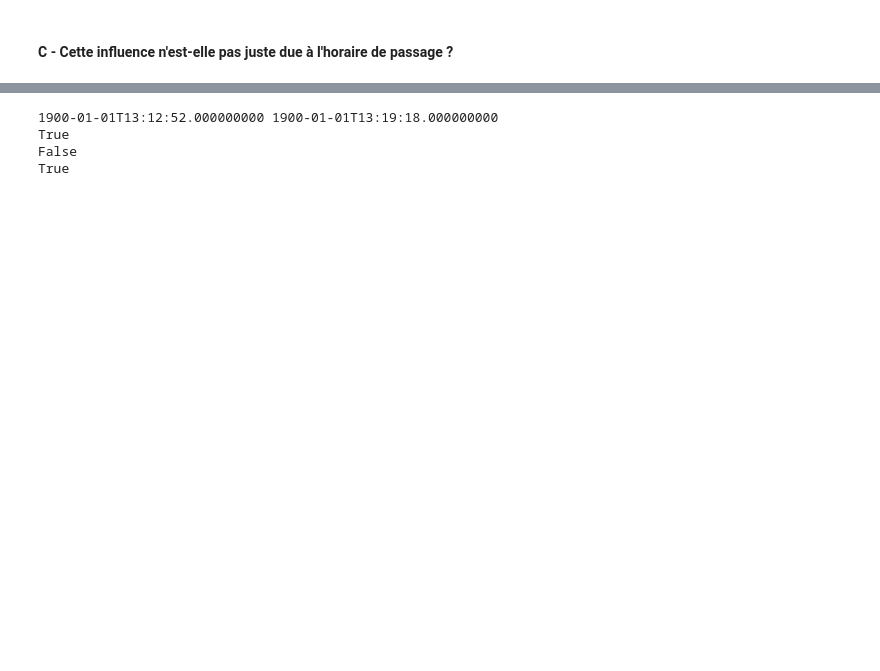
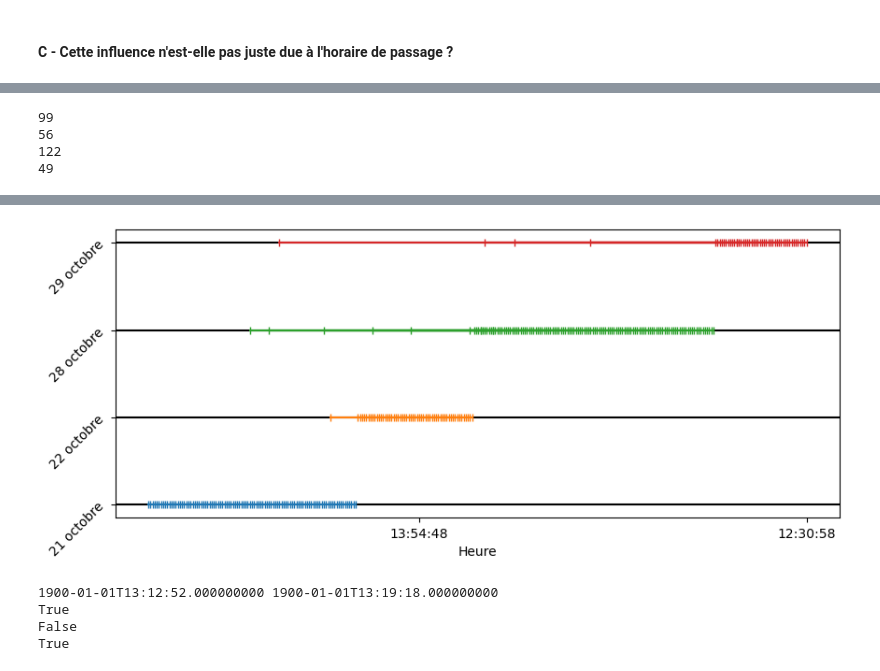
Before and after one commit to hippolyte456/Projet_MIChoCo, a Jupyter notebook: analyse/correlation_hélène.ipynb, the cells around one changed output, grey strips where cells are left out. Saved outputs shown, nothing was run; the diff lists cells and outputs as text; code cells hidden in the pictures; blank space fills up the shorter version.

```diff
--- a/analyse/correlation_hélène.ipynb
+++ b/analyse/correlation_hélène.ipynb
@@ -339,0 +453,55 @@ for i, item in enumerate(merged['Horodateur']):
+# %%
+merged_21_oct = pd.DataFrame(columns=merged.columns)
+merged_22_oct = pd.DataFrame(columns=merged.columns)
+merged_28_oct = pd.DataFrame(columns=merged.columns)
+merged_29_oct = pd.DataFrame(columns=merged.columns)
+
+for indiv in merged['index']:
+
+    if indiv in nf_oct_21:
+        merged_21_oct = pd.concat([merged_21_oct, pd.DataFrame(merged.loc[merged['index'] == indiv])])
+    if indiv in nf_oct_22:
+        merged_22_oct = pd.concat([merged_22_oct, pd.DataFrame(merged.loc[merged['index'] == indiv])])
+    if indiv in nf_oct_28:
+        merged_28_oct = pd.concat([merged_28_oct, pd.DataFrame(merged.loc[merged['index'] == indiv])])
+    if indiv in nf_oct_29:
+        merged_29_oct = pd.concat([merged_29_oct, pd.DataFrame(merged.loc[merged['index'] == indiv])])
+
+print(len(merged_21_oct))
+print(len(merged_22_oct))
+print(len(merged_28_oct))
+print(len(merged_29_oct))
+# %% [output]
+99
+56
+122
+49
+# %%
+# Voyons comment les horaires de passage se répartissent (pour le 21 octobre par ex)
+
+#fig, ax = plt.subplots(figsize = (10))
+
+plt.figure(figsize=(10,4))
+
+plt.axhline(y=1, color='k')
+plt.axhline(y=2, color='k')
+plt.axhline(y=3, color='k')
+plt.axhline(y=4, color='k')
+
+# tracer les valeurs en fonction de l'heure
+plt.plot(merged_21_oct['Horodateur'],[1 for i in range(len(merged_21_oct['Horodateur']))],marker = '|')
+plt.plot(merged_22_oct['Horodateur'],[2 for i in range(len(merged_22_oct['Horodateur']))],marker = '|')
+plt.plot(merged_28_oct['Horodateur'],[3 for i in range(len(merged_28_oct['Horodateur']))],marker = '|')
+plt.plot(merged_29_oct['Horodateur'],[4 for i in range(len(merged_29_oct['Horodateur']))],marker = '|')
+
+plt.yticks(rotation=45, ticks = [1,2,3,4], labels = ['21 octobre', '22 octobre', '28 octobre', '29 octobre'] )
+plt.xlabel('Heure')
+min_h = min( min(merged_21_oct['Horodateur']), min(merged_22_oct['Horodateur']), min(merged_28_oct['Horodateur']), min(merged_29_oct['Horodateur']) )
+max_h = max(max(merged_21_oct['Horodateur']), max(merged_22_oct['Horodateur']), max(merged_28_oct['Horodateur']), max(merged_29_oct['Horodateur']))
+print(min_h)
+#xt = np.linspace(min_h, max_h, 10)
+#print(xt)
+plt.xticks([min_h, max_h])
+
+plt.show()
+# %% [output]
@@ -340,3 +509,4 @@ for i, item in enumerate(merged['Horodateur']):
+[figure, added]
 # %%
 
 merged['Horodateur'] = pd.to_datetime(merged['Horodateur'], format='%H:%M:%S')
```
Also changed, not shown: parts of 13 cells of this notebook, 10 other files.
